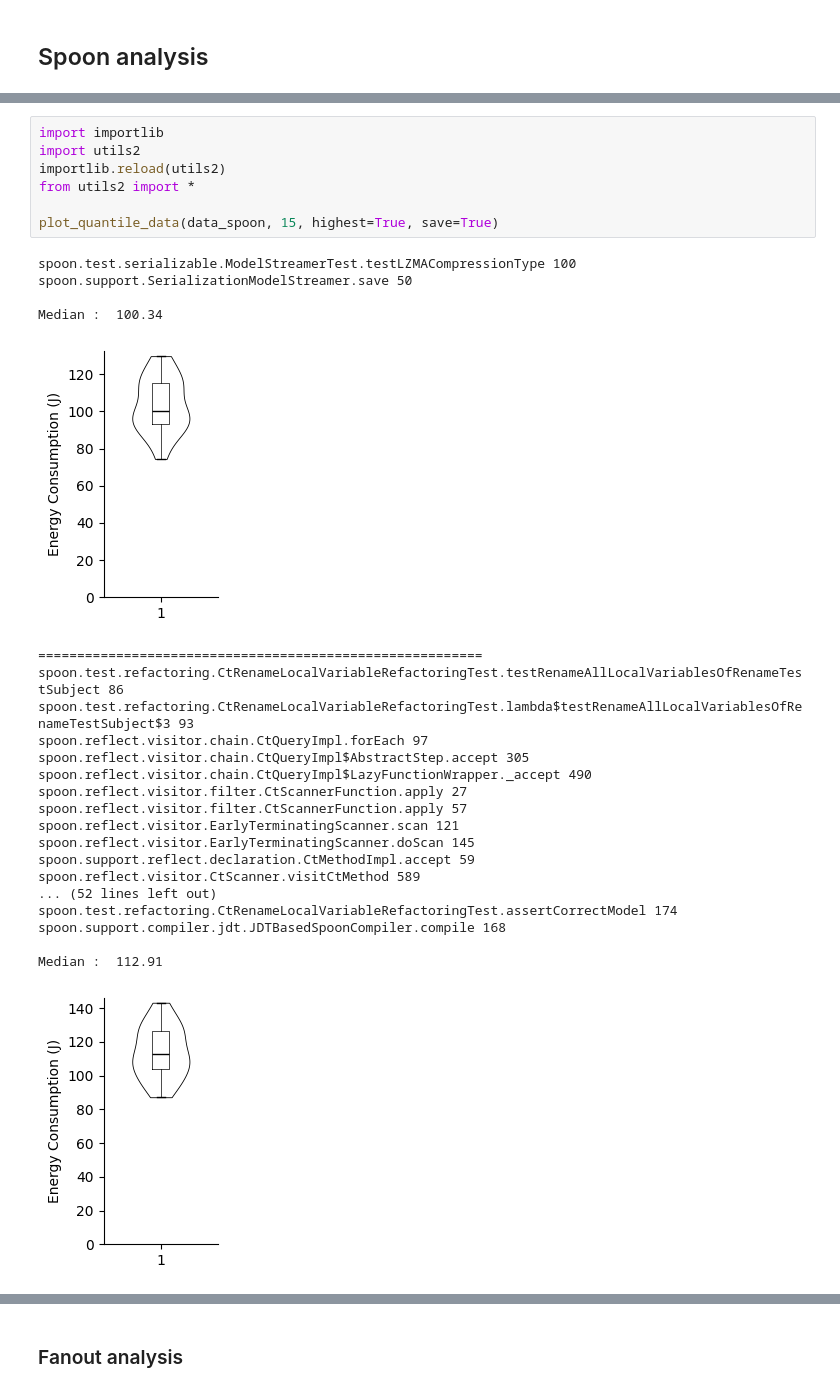
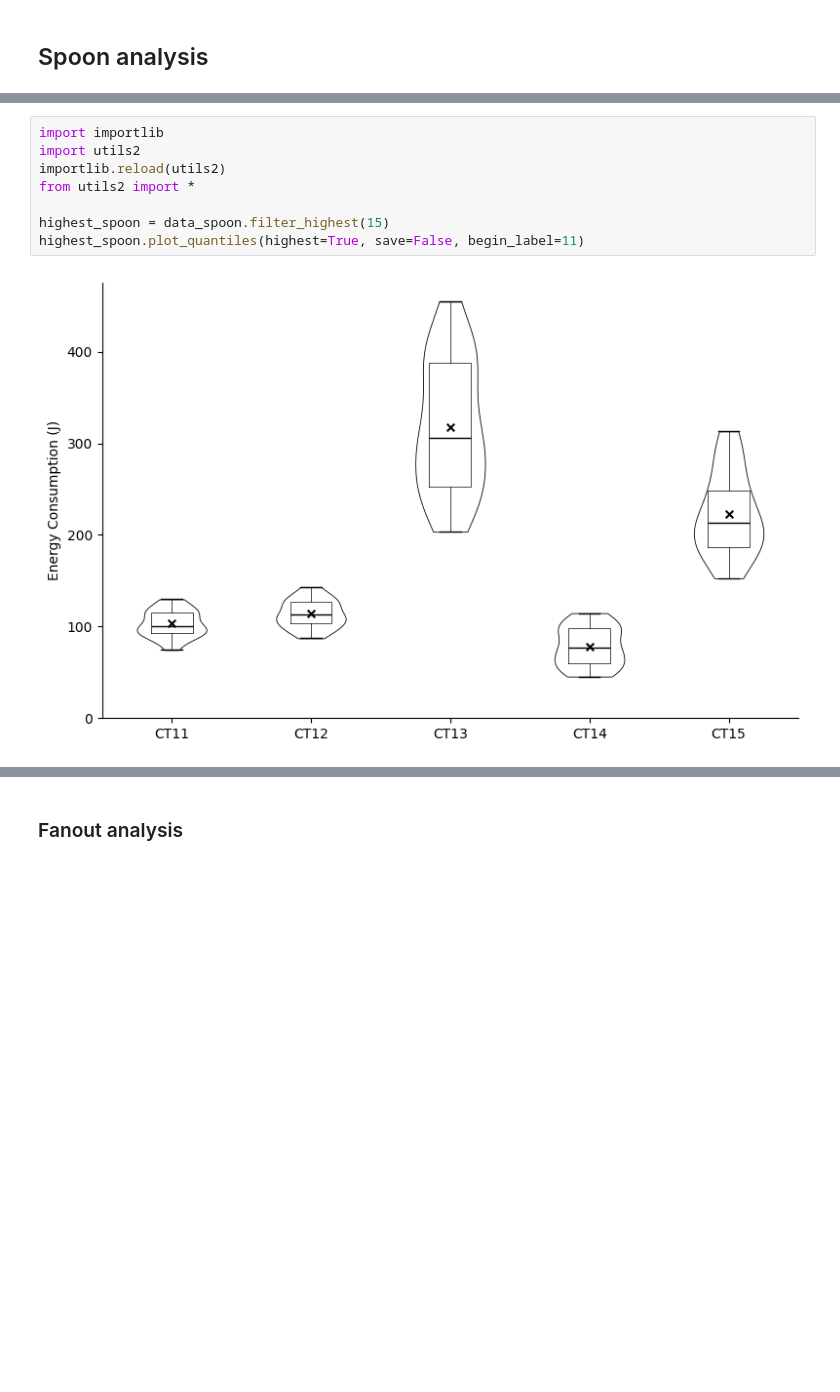
Before and after one commit to JeromeMaquoi/sentinel-notebook, a Jupyter notebook: analysis.ipynb, the cells around one changed output, grey strips where cells are left out. Saved outputs shown, nothing was run; the diff lists cells and outputs as text; blank space fills up the shorter version.

```diff
--- a/analysis.ipynb
+++ b/analysis.ipynb
@@ -212,31 +141,10 @@ violin_and_boxplot(normal_values)
 # %%
 import importlib
 import utils2
 importlib.reload(utils2)
 from utils2 import *
 
-plot_quantile_data(data_spoon, 15, highest=True, save=True)
+highest_spoon = data_spoon.filter_highest(15)
+highest_spoon.plot_quantiles(highest=True, save=False, begin_label=11)
 # %% [output]
-spoon.test.serializable.ModelStreamerTest.testLZMACompressionType 100
-spoon.support.SerializationModelStreamer.save 50
-
-Median :  100.34
-[figure, old version]
+[figure, new version]
-=========================================================
-spoon.test.refactoring.CtRenameLocalVariableRefactoringTest.testRenameAllLocalVariablesOfRenameTestSubject 86
-spoon.test.refactoring.CtRenameLocalVariableRefactoringTest.lambda$testRenameAllLocalVariablesOfRenameTestSubject$3 93
-spoon.reflect.visitor.chain.CtQueryImpl.forEach 97
-spoon.reflect.visitor.chain.CtQueryImpl$AbstractStep.accept 305
-spoon.reflect.visitor.chain.CtQueryImpl$LazyFunctionWrapper._accept 490
-spoon.reflect.visitor.filter.CtScannerFunction.apply 27
-spoon.reflect.visitor.filter.CtScannerFunction.apply 57
-spoon.reflect.visitor.EarlyTerminatingScanner.scan 121
-spoon.reflect.visitor.EarlyTerminatingScanner.doScan 145
-spoon.support.reflect.declaration.CtMethodImpl.accept 59
-spoon.reflect.visitor.CtScanner.visitCtMethod 589
-... (52 lines left out)
-spoon.test.refactoring.CtRenameLocalVariableRefactoringTest.assertCorrectModel 174
-spoon.support.compiler.jdt.JDTBasedSpoonCompiler.compile 168
-
-Median :  112.91
-[figure, removed]
```
Also changed, not shown: parts of 16 cells of this notebook, 4 other files.
